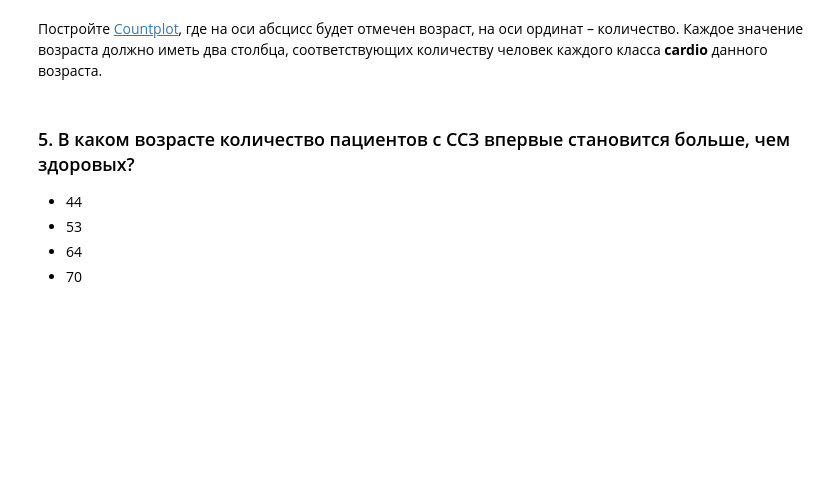
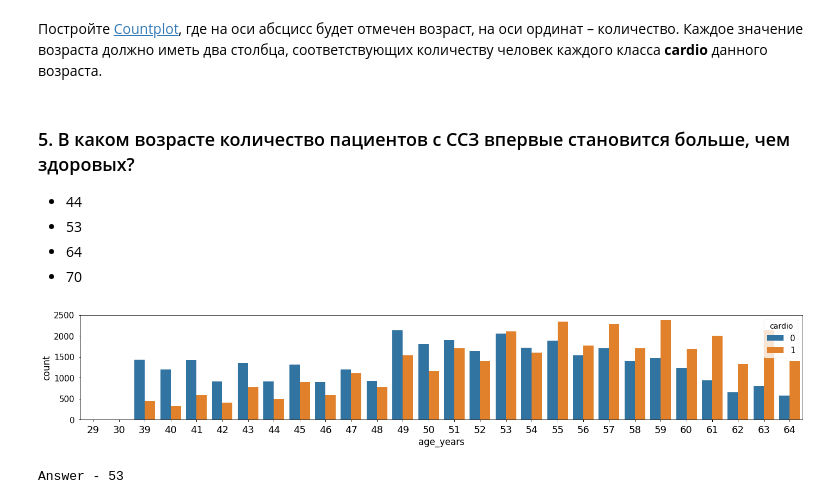
Before and after one commit to teremo4ek/mlcourse_open, a Jupyter notebook: jupyter_notebooks/topic02_visual_analysis/hw2_session2_visual_analysis_basics.ipynb, the cells around one changed output. Drawn from its saved outputs; the diff is of its cells as text; code cells hidden in the pictures; blank space fills up the shorter version.

```diff
--- a/jupyter_notebooks/topic02_visual_analysis/hw2_session2_visual_analysis_basics.ipynb
+++ b/jupyter_notebooks/topic02_visual_analysis/hw2_session2_visual_analysis_basics.ipynb
@@ -286,0 +321,17 @@ train['age_years'] = (train['age'] // 365.25).astype(int)
+# %%
+
+ax = sns.countplot(x='age_years', hue='cardio', data=train);
+
+
+#ax.set_xticklabels(ax.get_xticklabels(), fontsize=7)
+plt.rcParams["figure.figsize"] = (15, 4)
+plt.rcParams["xtick.labelsize"] = 18
+
+plt.tight_layout()
+plt.show()
+
+
+print('Answer - 53')
+# %% [output]
+[figure, added]
+Answer - 53
```
Also changed, not shown: parts of 5 cells of this notebook.
